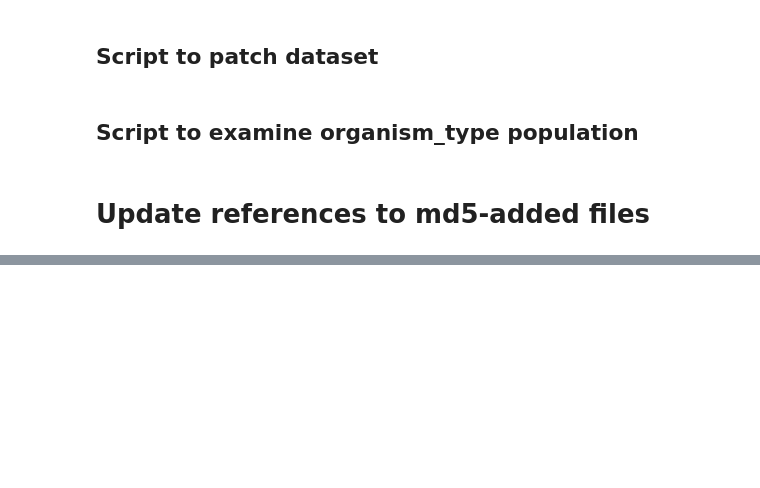
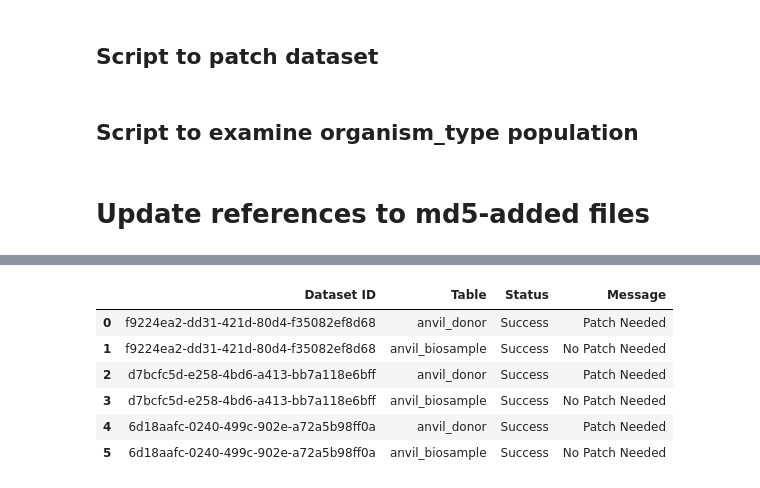
Before and after one commit to broadinstitute/anvil_tdr_ingest, a Jupyter notebook: notebooks/utility_patch_datasets.ipynb, the cells around one changed output, grey strips where cells are left out. Cells and saved outputs as stored; diff of their text form; code cells hidden in the pictures; blank space fills up the shorter version.

```diff
--- a/notebooks/utility_patch_datasets.ipynb
+++ b/notebooks/utility_patch_datasets.ipynb
@@ -1223,0 +1912,75 @@ for i in range(0, chunk_cnt):
+# %%
+#############################################
+## Functions
+#############################################
+
+def check_dataset_fk_field(dataset_id_list):
+
+    # Loop through and process dataset IDs
+    results = []
+    for dataset_id in dataset_id_list:
+
+        # Retrieve dataset information
+        logging.info(f"Processing dataset_id = {dataset_id}...")
+        api_client = utils.refresh_tdr_api_client()
+        datasets_api = data_repo_client.DatasetsApi(api_client=api_client)
+        try:
+            logging.info("Retrieving dataset details.")
+            response = datasets_api.retrieve_dataset(id=dataset_id, include=["ACCESS_INFORMATION"]).to_dict()
+            bq_project = response["access_information"]["big_query"]["project_id"]
+            bq_dataset = response["access_information"]["big_query"]["dataset_name"]
+        except Exception as e:
+            error_message = f"Error retrieving dataset details: {str(e)}"
+            logging.error(error_message)
+            results.append([dataset_id, "All", "Failure", error_message])
+            continue
+
+        # Evaluate whether data needs to be reprocessed for the tables in question and reprocess if so
+        for table in ["anvil_donor", "anvil_biosample"]:
+
+            # Evaluate whether a patch is needed
+            logging.info(f"Checking whether patching is required for the {table} table.")
+            patch_needed = False
+            client = bigquery.Client()
+            if table == "anvil_donor":
+                query = """SELECT COUNT(*) AS null_cnt FROM `{project}.{dataset}.{src_table}` WHERE part_of_dataset_id IS NULL""".format(project=bq_project, dataset=bq_dataset, src_table = table)
+            else:
+                query = """SELECT COUNT(*) AS null_cnt FROM `{project}.{dataset}.{src_table}` WHERE ARRAY_LENGTH(part_of_dataset_id) = 0""".format(project=bq_project, dataset=bq_dataset, src_table = table)
+            try:
+                df = client.query(query).result().to_dataframe()
+                if df["null_cnt"].values[0] > 0:
+                    patch_needed = True
+            except Exception as e:
+                error_message = f"BigQuery error: {str(e)}"
+                results.append([dataset_id, table, "Failure", error_message])
+                continue
+
+            # Patch dataset if needed
+            if patch_needed:
+                results.append([dataset_id, table, "Success", "Patch Needed"])
+            else:
+                results.append([dataset_id, table, "Success", "No Patch Needed"])
+
+    # Display results
+    logging.info("\nResults:")
+    df_results = pd.DataFrame(results, columns =["Dataset ID", "Table", "Status", "Message"])
+    display(df_results)
+
+
+#############################################
+## Input Parameters
+#############################################
+
+# List of dataset IDs to examine and patch if necessary
+dataset_id_list = [
+    'f9224ea2-dd31-421d-80d4-f35082ef8d68',
+    'd7bcfc5d-e258-4bd6-a413-bb7a118e6bff',
+    '6d18aafc-0240-499c-902e-a72a5b98ff0a',
+]
+
+#############################################
+## Execution
+#############################################
+
+check_dataset_fk_field(dataset_id_list)
+# %% [output]
@@ -1223,0 +2001,7 @@ for i in range(0, chunk_cnt):
+|  | Dataset ID | Table | Status | Message |
+| 0 | f9224ea2-dd31-421d-80d4-f35082ef8d68 | anvil_donor | Success | Patch Needed |
+| 1 | f9224ea2-dd31-421d-80d4-f35082ef8d68 | anvil_biosample | Success | No Patch Needed |
+| 2 | d7bcfc5d-e258-4bd6-a413-bb7a118e6bff | anvil_donor | Success | Patch Needed |
+| 3 | d7bcfc5d-e258-4bd6-a413-bb7a118e6bff | anvil_biosample | Success | No Patch Needed |
+| 4 | 6d18aafc-0240-499c-902e-a72a5b98ff0a | anvil_donor | Success | Patch Needed |
+| 5 | 6d18aafc-0240-499c-902e-a72a5b98ff0a | anvil_biosample | Success | No Patch Needed |
```
Also changed, not shown: parts of 22 cells of this notebook, 10 other files.
